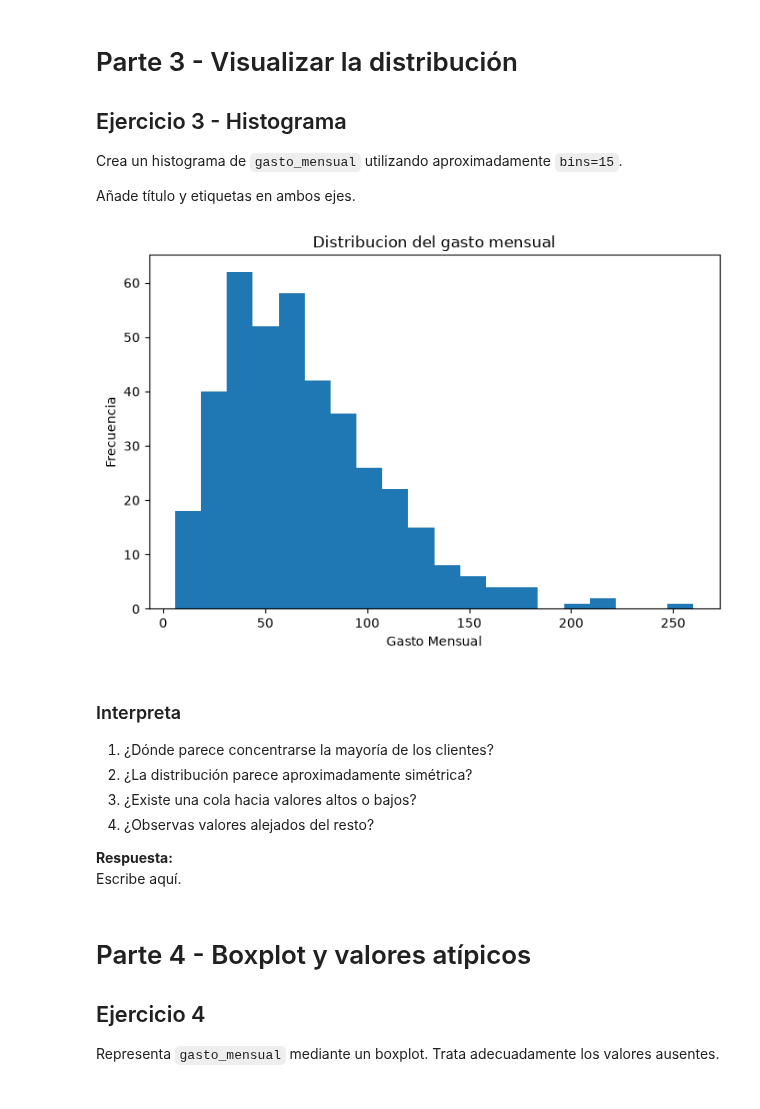
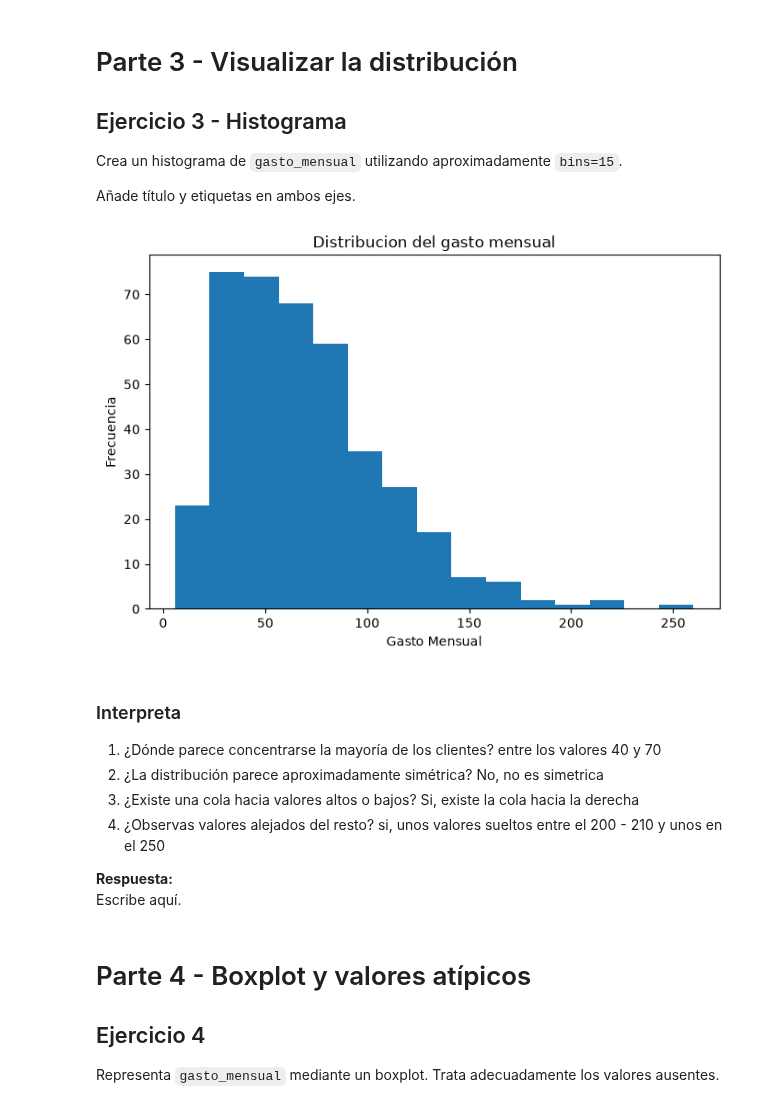
Before and after one commit to mmartinezvaras/s_aprendizaje, a Jupyter notebook: Notebooks S.aprendizaje/UD2/Practica_05.ipynb, the cells around one changed output. Drawn from its saved outputs; the diff is of its cells as text; code cells hidden in the pictures.

```diff
--- a/Notebooks S.aprendizaje/UD2/Practica_05.ipynb
+++ b/Notebooks S.aprendizaje/UD2/Practica_05.ipynb
@@ -206,20 +212,24 @@ Añade título y etiquetas en ambos ejes.
 # %%
 # TODO: crea el histograma de gasto_mensual
 plt.figure(figsize=(8,5))
-plt.hist(df["gasto_mensual"].dropna(), bins=20)
+plt.hist(df["gasto_mensual"].dropna(), bins=15)
 plt.xlabel("Gasto Mensual")
 plt.ylabel("Frecuencia")
 plt.title("Distribucion del gasto mensual")
 plt.show()
 # %% [output]
-[figure, old version]
+[figure, new version]
 # %% [markdown]
 ### Interpreta
 
 1. ¿Dónde parece concentrarse la mayoría de los clientes?
+entre los valores 40 y 70
 2. ¿La distribución parece aproximadamente simétrica?
+No, no es simetrica
 3. ¿Existe una cola hacia valores altos o bajos?
+Si, existe la cola hacia la derecha
 4. ¿Observas valores alejados del resto?
+si, unos valores sueltos entre el 200 - 210 y unos en el 250
 
 **Respuesta:**
 Escribe aquí.
```
Also changed, not shown: parts of 19 cells of this notebook.
